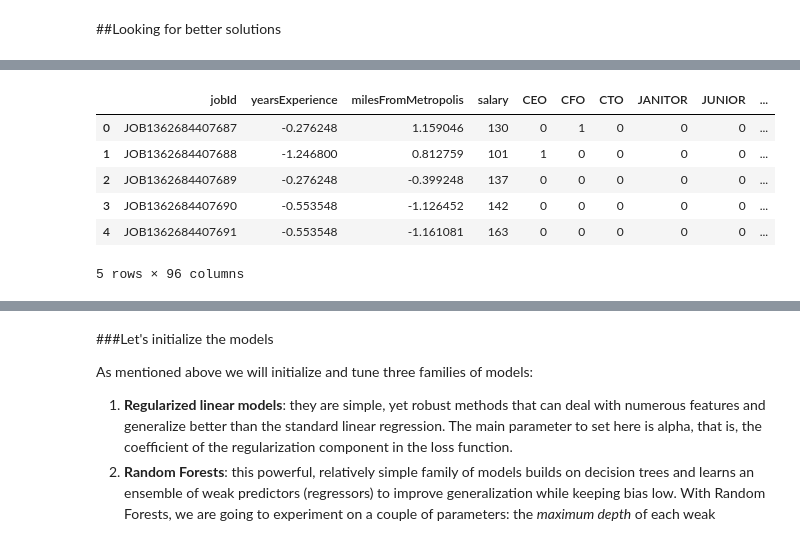
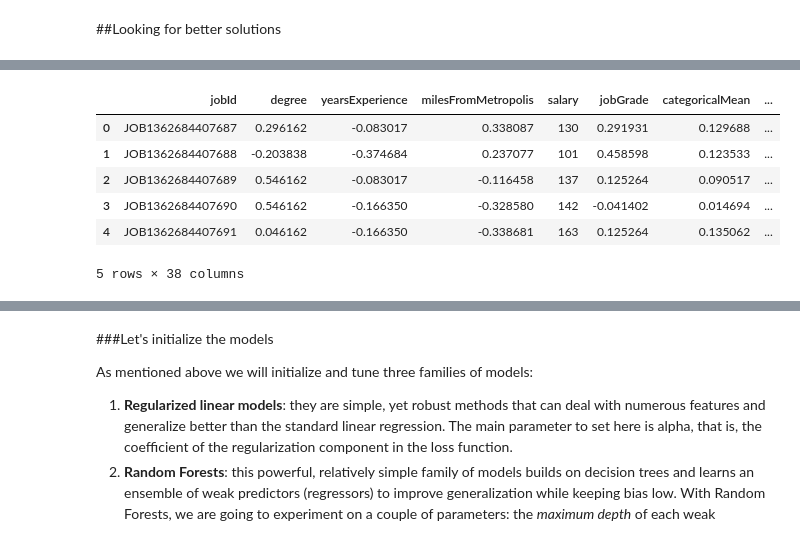
Before and after one commit to liapunov/HRdata, a Jupyter notebook: HRdataNotebook.ipynb, the cells around one changed output, grey strips where cells are left out. Drawn from its saved outputs; the diff is of its cells as text; code cells hidden in the pictures.

```diff
--- a/HRdataNotebook.ipynb
+++ b/HRdataNotebook.ipynb
@@ -303,0 +420,10 @@ Of course, we *are not going to use the validation score to adjust parameters*.
+# %%
+# create a table with the average salary by
+comp_pivot = comp_ind_salaries.pivot(index="companyId",columns="major",values="salary")
+
+kmeans_trans = KMeans(n_clusters=5, n_jobs=-1)
+# %%
+kmeaned_pivot = kmeans_trans.fit(comp_pivot.values)
+clusters_dict = dict(zip(comp_pivot.index,kmeaned_pivot.labels_))
+train_feat_salary["companyId"].replace(clusters_dict,inplace=True)
+train_feat_salary.head()
@@ -304,8 +439,9 @@ Of course, we *are not going to use the validation score to adjust parameters*.
 # %%
 # One-hot encoding pure categorical data
 train_feat_salary = train_feat_salary.copy()
-for feat in ["jobType","degree","major","companyId","industry"]:
-    train_feat_salary = pd.concat([train_feat_salary, pd.get_dummies(train_feat_salary[feat])],axis=1)
+for feat in ["companyId","jobType","major","industry"]:
+    train_feat_salary = pd.concat([train_feat_salary, pd.get_dummies(train_feat_salary[feat],\
+                                                                     prefix=feat)],axis=1)
     train_feat_salary = train_feat_salary.drop(columns=[feat])
 train_feat_salary.head()
 # %% [output]
@@ -318,0 +455,6 @@ train_feat_salary.head()
+# %%
+# Transform the degree variable into an ordinal number
+
+degree_dict = {"NONE":0, "HIGH_SCHOOL":1, "BACHELORS":2, "MASTERS":3, "DOCTORAL":4}
+train_feat_salary.replace({"degree":degree_dict}, inplace=True)
+train_feat_salary.head()
@@ -319,14 +469,15 @@ train_feat_salary.head()
 # %%
-# Normalizing the continuous variables;
-for feat in ["yearsExperience","milesFromMetropolis"]:
+# Normalizing the numerical variables;
+for feat in ["yearsExperience","milesFromMetropolis","categoricalMean","categoricalMedian",\
+             "categoricalVar", "jobGrade", "degree"]:
     train_feat_salary[feat] = (train_feat_salary[feat]-\
-                                  train_feat_salary[feat].mean())/train_feat_salary[feat].std()
+                                  train_feat_salary[feat].mean())/train_feat_salary[feat].max()
 train_feat_salary.head()
 # %% [output]
-|  | jobId | yearsExperience | milesFromMetropolis | salary | CEO | CFO | CTO | JANITOR | JUNIOR | ... |
-| 0 | JOB1362684407687 | -0.276248 | 1.159046 | 130 | 0 | 1 | 0 | 0 | 0 | ... |
-| 1 | JOB1362684407688 | -1.246800 | 0.812759 | 101 | 1 | 0 | 0 | 0 | 0 | ... |
-| 2 | JOB1362684407689 | -0.276248 | -0.399248 | 137 | 0 | 0 | 0 | 0 | 0 | ... |
-| 3 | JOB1362684407690 | -0.553548 | -1.126452 | 142 | 0 | 0 | 0 | 0 | 0 | ... |
-| 4 | JOB1362684407691 | -0.553548 | -1.161081 | 163 | 0 | 0 | 0 | 0 | 0 | ... |
+|  | jobId | degree | yearsExperience | milesFromMetropolis | salary | jobGrade | categoricalMean | ... |
+| 0 | JOB1362684407687 | 0.296162 | -0.083017 | 0.338087 | 130 | 0.291931 | 0.129688 | ... |
+| 1 | JOB1362684407688 | -0.203838 | -0.374684 | 0.237077 | 101 | 0.458598 | 0.123533 | ... |
+| 2 | JOB1362684407689 | 0.546162 | -0.083017 | -0.116458 | 137 | 0.125264 | 0.090517 | ... |
+| 3 | JOB1362684407690 | 0.546162 | -0.166350 | -0.328580 | 142 | -0.041402 | 0.014694 | ... |
+| 4 | JOB1362684407691 | 0.046162 | -0.166350 | -0.338681 | 163 | 0.125264 | 0.135062 | ... |
-5 rows × 96 columns
+5 rows × 38 columns
```
Also changed, not shown: parts of 62 cells of this notebook.
